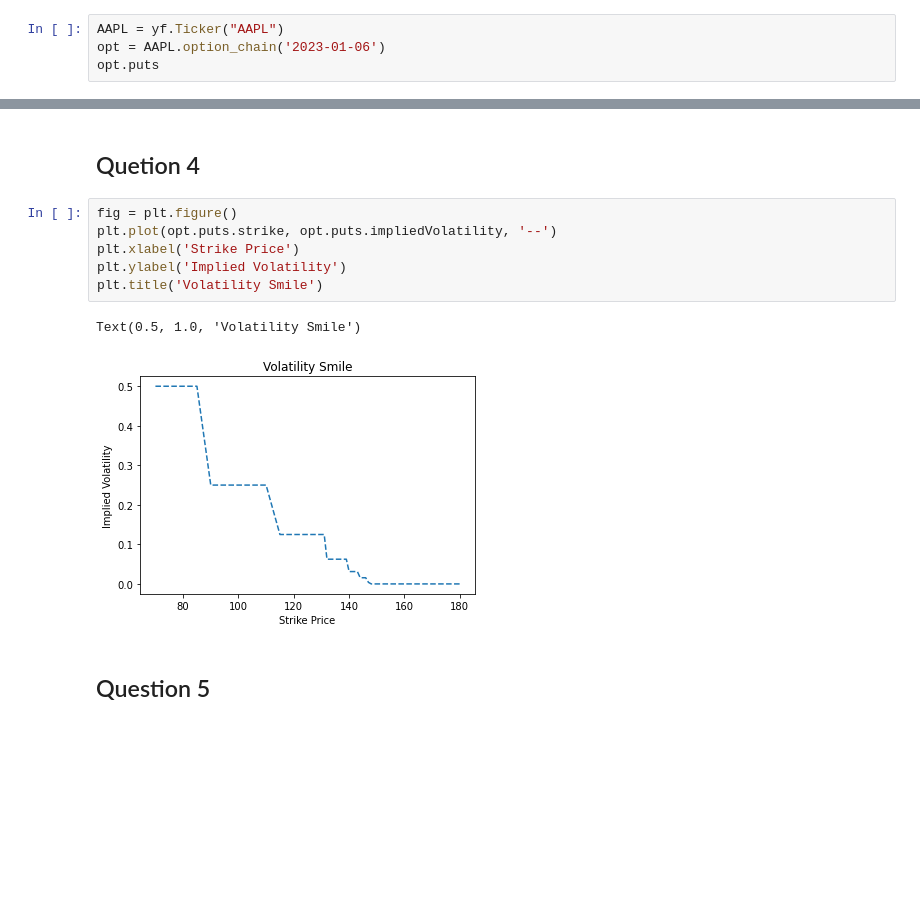
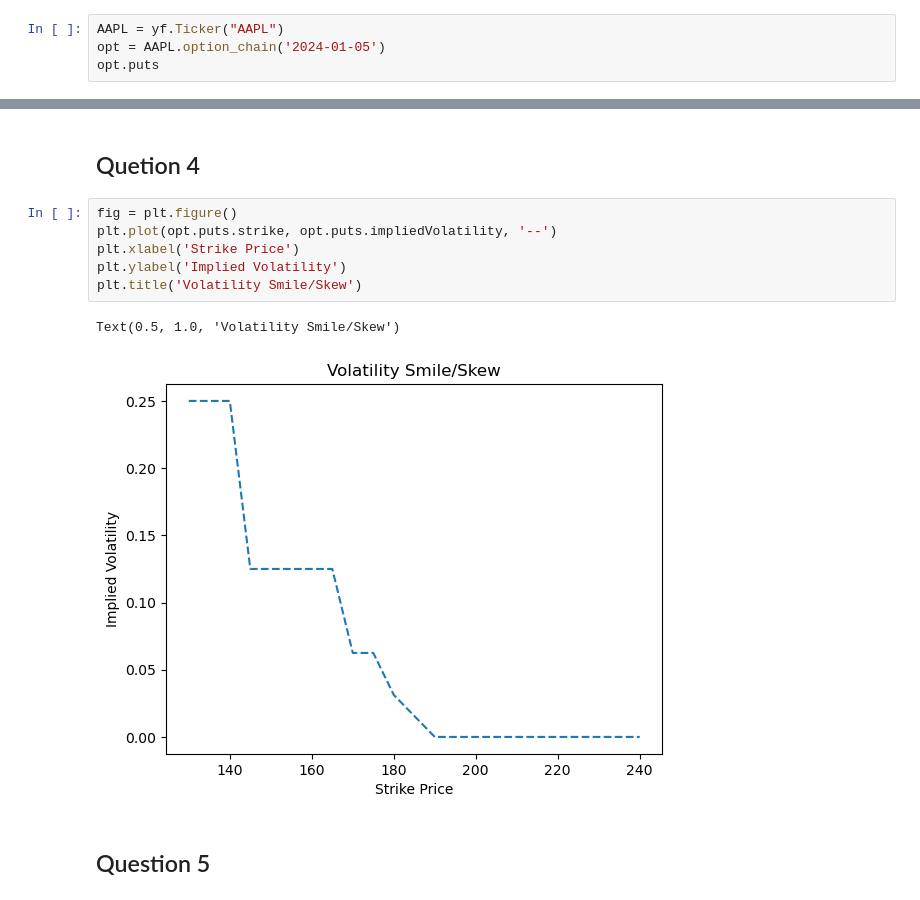
Before and after one commit to xxyyrain/CMF_25, a Jupyter notebook: Week 11/Week 11 Seminar Answers.ipynb, the cells around one changed output, grey strips where cells are left out. Saved outputs shown, nothing was run; the diff lists cells and outputs as text; blank space fills up the shorter version.

```diff
--- a/Week 11/Week 11 Seminar Answers.ipynb
+++ b/Week 11/Week 11 Seminar Answers.ipynb
@@ -53,7 +55,7 @@ The implied volatility is 29.42 % for the one-month call with strike $ 150
 ## Question 3
 # %%
 AAPL = yf.Ticker("AAPL")
-opt = AAPL.option_chain('2023-01-06')
+opt = AAPL.option_chain('2024-01-05')
 opt.puts
 # %% [output]
 |  | contractSymbol | lastTradeDate | strike | lastPrice | bid | ask | change | percentChange | volume | ... |
@@ -94,12 +96,12 @@ Text(0.5, 1.0, 'Volatility Smile')
 # %%
 fig = plt.figure()
 plt.plot(opt.puts.strike, opt.puts.impliedVolatility, '--')
 plt.xlabel('Strike Price')
 plt.ylabel('Implied Volatility')
-plt.title('Volatility Smile')
+plt.title('Volatility Smile/Skew')
 # %% [output]
-Text(0.5, 1.0, 'Volatility Smile')
+Text(0.5, 1.0, 'Volatility Smile/Skew')
-[figure, old version]
+[figure, new version]
 # %% [markdown]
 ## Question 5
 # %%
```
Also changed, not shown: parts of 11 cells of this notebook.
